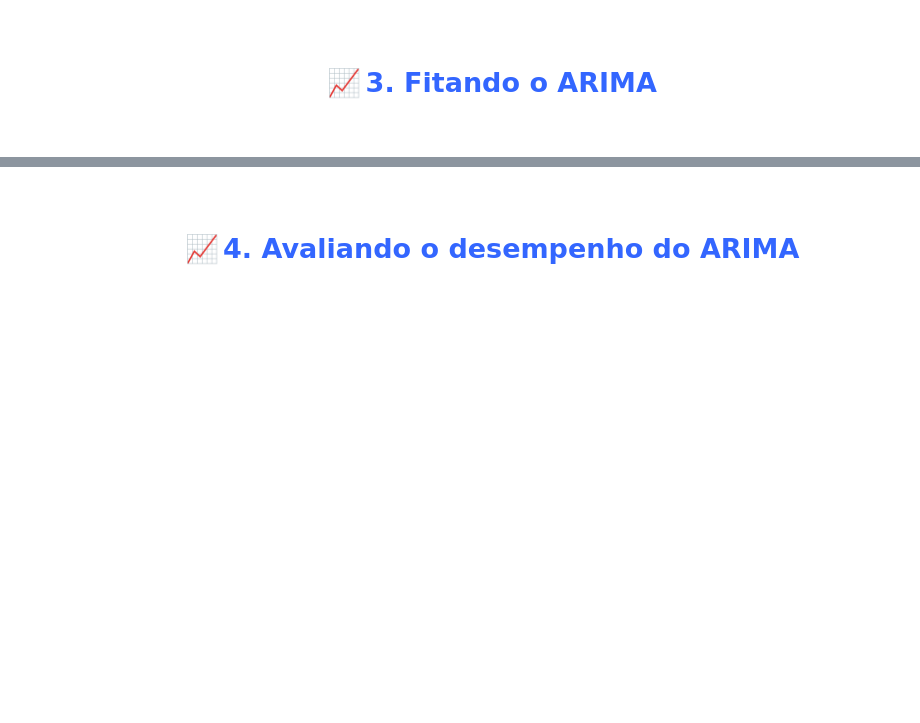
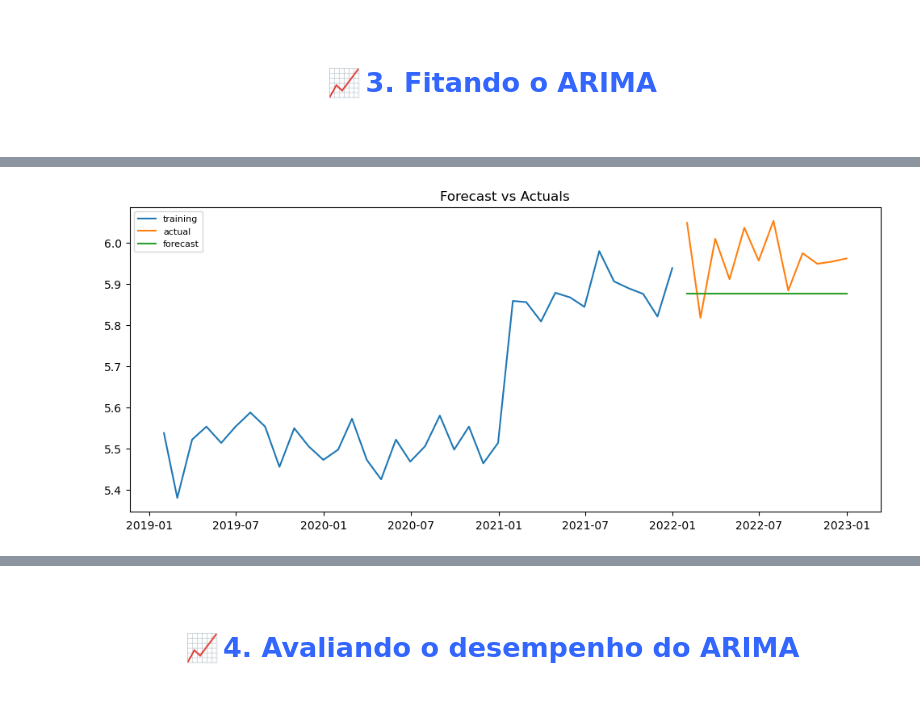
Before and after one commit to viniciusnicoleli/Loans_analysis, a Jupyter notebook: src/analise_ds.ipynb, the cells around one changed output, grey strips where cells are left out. Saved outputs shown, nothing was run; the diff lists cells and outputs as text; code cells hidden in the pictures; blank space fills up the shorter version.

```diff
--- a/src/analise_ds.ipynb
+++ b/src/analise_ds.ipynb
@@ -385,0 +503,26 @@ results = model.fit()
+# %%
+# A ideia aqui é Splitar os dados em Treino e Teste e avaliar a projeção do modelo utilizando RMSE.
+
+df_arima_2 = df.groupby('data_operacao')['contrato'].count().resample('1M').sum()
+
+train = df_arima_2[:36]
+test = df_arima_2[36:]
+
+X2 = pd.DataFrame(index=train.index)
+X2.loc[X2.index < '2021','dummy'] = 0
+X2.fillna(1,inplace=True)
+
+forecast_index2 = pd.date_range(start=train.index[-1] + pd.DateOffset(months=1), periods=12, freq='M')
+X_forecast2 = pd.DataFrame(index=forecast_index2)
+X_forecast2['dummy'] = 1
+
+
+model = sm.tsa.ARIMA(np.log(train), exog=X2,order=(0, 0, 0)) # 0,0,0 porque n encontramos sazonalidade ou padrões.
+results = model.fit()
+forecast_values_2 = results.forecast(12,exog=X_forecast2 ,alpha=0.05)
+
+fc_series = pd.Series(forecast_values_2, index=test.index)
+# %%
+md.plotar_avaliacao_modelo(train=train,test=test,fc_series=fc_series)
+# %% [output]
+[figure, added]
```
Also changed, not shown: parts of 15 cells of this notebook, 1 other file.
